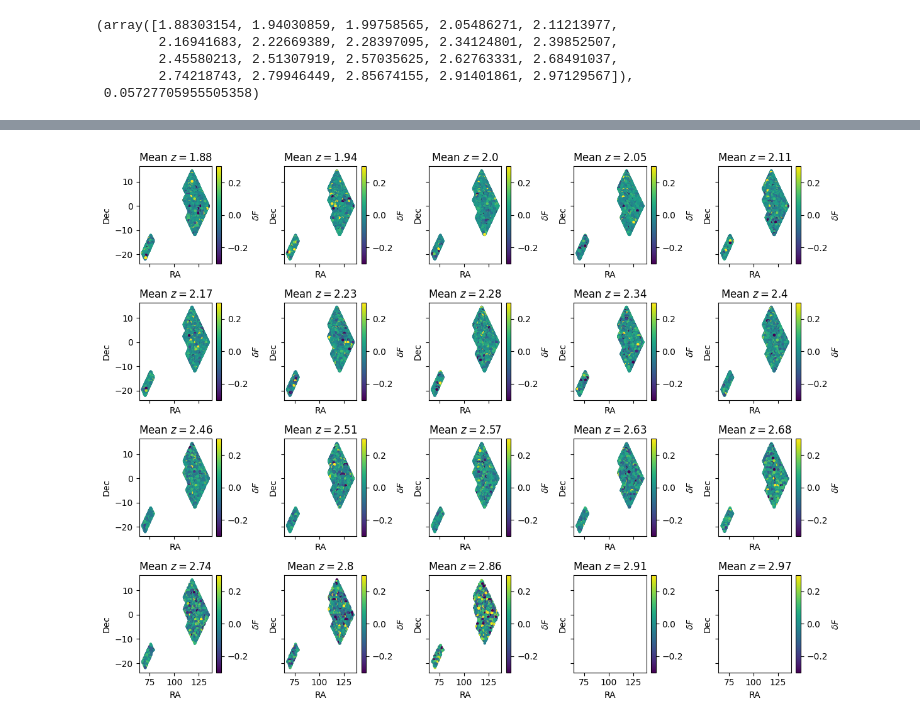
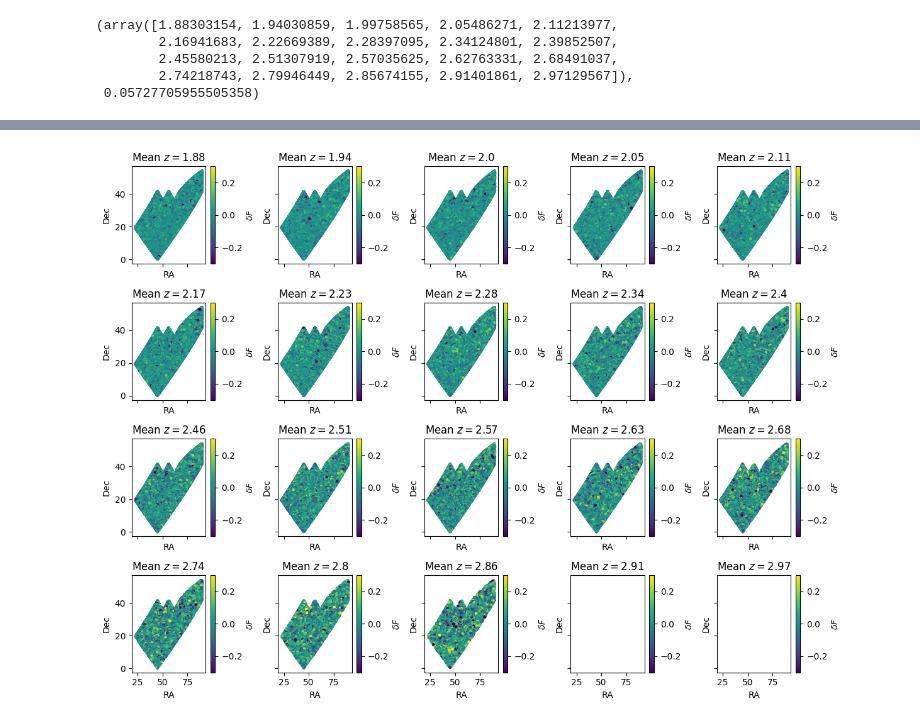
Before and after one commit to hangqianjun/lya_forest_clustering_z, a Jupyter notebook: lya_tests.ipynb, the cells around one changed output, grey strips where cells are left out. Saved outputs shown, nothing was run; the diff lists cells and outputs as text; code cells hidden in the pictures.

```diff
--- a/lya_tests.ipynb
+++ b/lya_tests.ipynb
@@ -124,5 +137,6 @@ Text(0, 0.5, '$<F>$')
 # %%
-hdu=fits.open('/global/cfs/cdirs/desicollab/users/lauracdp/photo-z_box/skewers/output_files/13/1375/transmission-16-1375.fits.gz')
+simroot = "/global/cfs/cdirs/desicollab/users/lauracdp/photo-z_box/skewers_full_sky/output_files/"
+hdu=fits.open(simroot + '13/1375/transmission-16-1375.fits.gz')
 
 wave=hdu[2].data
 emit = 1215.67
@@ -208,0 +280,11 @@ Text(0.5, 0, 'Redshift')
+# %%
+fig,axarr=pl.subplots(1,1,figsize=[10,3])
+pl.plot(10**wavelength_log, delta_l, label="Laura's")
+# the bit in forest:
+kk = 0
+F = hdu['F_LYA'].data[kk]
+pl.plot(wave[in_forest[0]],(F/mean_spectra[:,1]-1)[in_forest[0]], alpha=0.2, label="computed mask")
+pl.legend()
+pl.title("delta skewer-1375-[0]")
+pl.xlabel("wavelength")
+pl.ylabel("delta")
@@ -225,3 +322,6 @@ np.savetxt(fname, np.c_[bin_edges, np.append(bin_cen, 0)])
+# %%
+#num = [0,1,2,3,4,5,6,7,8,9,10,11,12,13,14,15,16,17,18,19,20,21,22,23,25,27,28,30]
+root = "/global/cfs/cdirs/desicollab/users/lauracdp/photo-z_box/skewers_full_sky/output_files/"
 # %%
 lambda_rf_min=1040
 lambda_rf_max=1200
@@ -236,7 +352,7 @@ bin_cen, bin_cen[1]-bin_cen[0]
 # %%
 saveroot = "/pscratch/sd/q/qhang/desi-lya/"
 
-for mm in num[1:]:
+for mm in range(1,31):
     froot = root + f"{mm}/"
     folder_list = get_folders(froot)
     savename = saveroot + f"delta_F/pixgroup_{mm}.fits"
@@ -262,11 +378,13 @@ for mm in num[1:]:
         avg_skewers = np.zeros((nbin,len(ra)))
         num_pix = np.zeros((nbin,len(ra)))
         weight = in_forest.astype(int)
+        delta = (F/mean_spectra[:,1][None,:]-1)*in_forest.astype(int)
 
         for ii in range(nbin):
+            # apply in_forest:
             useind = bin_tag == ii+1
-            norm = mean_spectra[useind,1]
-            avg_skewers[ii,:] = np.sum(hdu['F_LYA'].data[:,useind]/norm[None,:]-1,axis=1)/np.sum(weight[:,useind],axis=1)
+            #norm = mean_spectra[useind,1]
+            avg_skewers[ii,:] = np.sum(delta[:,useind],axis=1)/np.sum(weight[:,useind],axis=1)
             num_pix[ii,:] = np.sum(weight[:,useind],axis=1)
             # for points outside of the weight,flag them
             ind_inf = np.isinf(avg_skewers[ii,:])
@@ -355,27 +481,26 @@ array([290., 348., 348., ..., 349., 348., 115.], dtype='>f8')
 # %%
 # now let's pick some bins and look at the distirbution:
 fig,axarr=pl.subplots(4,5,figsize=[12,9],sharex=True,sharey=True)
 
 z_bin = fin[1].data["Z_BIN"]
 ra=fin[1].data["RA"]
 dec=fin[1].data["DEC"]
-delta_f=fin[1].data["DELTA_F"]
 
 #axarr[1,2].axis("off")
 
 for ii in range(4):
     for jj in range(5):
         kk = (ii*5+jj)
         pl.sca(axarr[ii,jj])
         use = z_bin==kk
         #use *= data_holder["DLETA_F"]!=0
         pl.scatter(ra[use], dec[use],c=delta_f[use],
                   vmax=0.3,vmin=-0.3,s=5)
         pl.colorbar(label="$\\delta F$")
         pl.title(f"Mean $z = {round(bin_cen[kk], 2)}$")
         pl.xlabel("RA")
         pl.ylabel("Dec")
 
 pl.tight_layout()
 # %% [output]
-[figure, old version]
+[figure, new version]
```
Also changed, not shown: parts of 56 cells of this notebook, 5 other files.
